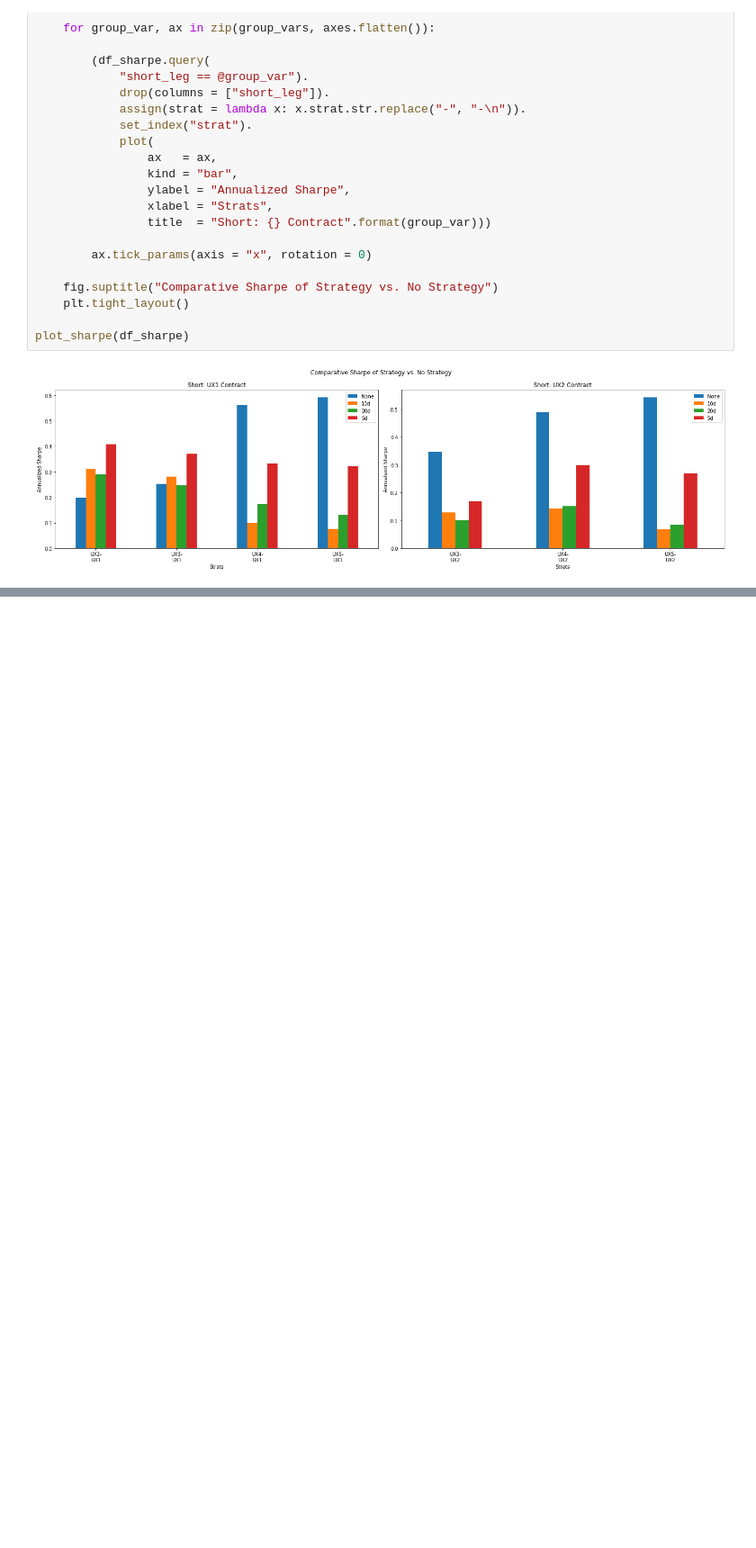
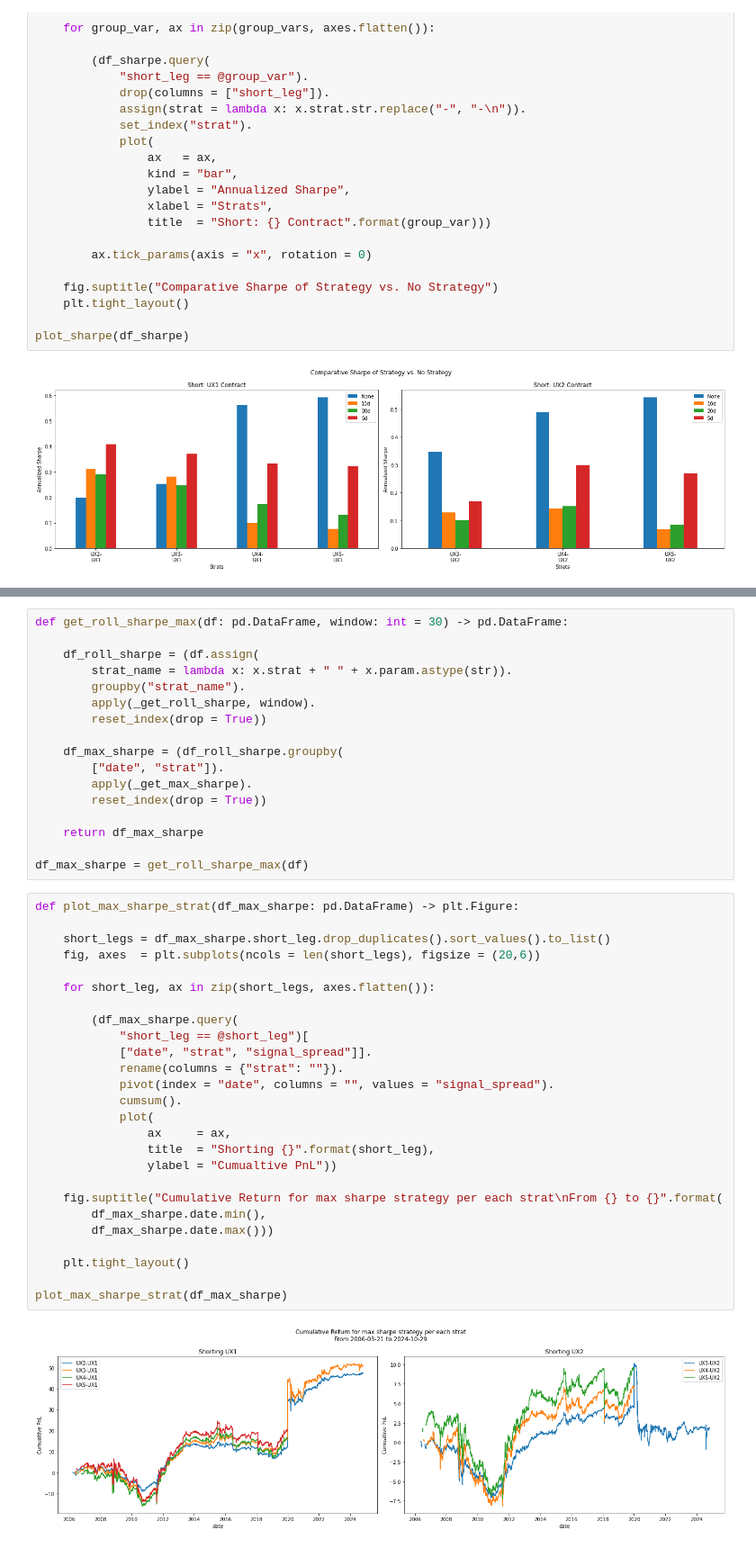
Before and after one commit to diegodalvarez/VIXCurveStrategies, a Jupyter notebook: root/notebook/VVIXZScoreReturns.ipynb, the cells around one changed output, grey strips where cells are left out. Shown at 90% size. Cells and saved outputs as stored; diff of their text form; blank space fills up the shorter version.

```diff
--- a/root/notebook/VVIXZScoreReturns.ipynb
+++ b/root/notebook/VVIXZScoreReturns.ipynb
@@ -84,0 +112,45 @@ plot_sharpe(df_sharpe)
+# %%
+def get_roll_sharpe_max(df: pd.DataFrame, window: int = 30) -> pd.DataFrame:
+
+    df_roll_sharpe = (df.assign(
+        strat_name = lambda x: x.strat + " " + x.param.astype(str)).
+        groupby("strat_name").
+        apply(_get_roll_sharpe, window).
+        reset_index(drop = True))
+
+    df_max_sharpe = (df_roll_sharpe.groupby(
+        ["date", "strat"]).
+        apply(_get_max_sharpe).
+        reset_index(drop = True))
+
+    return df_max_sharpe
+
+df_max_sharpe = get_roll_sharpe_max(df)
+# %%
+def plot_max_sharpe_strat(df_max_sharpe: pd.DataFrame) -> plt.Figure:
+
+    short_legs = df_max_sharpe.short_leg.drop_duplicates().sort_values().to_list()
+    fig, axes  = plt.subplots(ncols = len(short_legs), figsize = (20,6))
+
+    for short_leg, ax in zip(short_legs, axes.flatten()):
+
+        (df_max_sharpe.query(
+            "short_leg == @short_leg")[
+            ["date", "strat", "signal_spread"]].
+            rename(columns = {"strat": ""}).
+            pivot(index = "date", columns = "", values = "signal_spread").
+            cumsum().
+            plot(
+                ax     = ax,
+                title  = "Shorting {}".format(short_leg),
+                ylabel = "Cumualtive PnL"))
+
+    fig.suptitle("Cumulative Return for max sharpe strategy per each strat\nFrom {} to {}".format(
+        df_max_sharpe.date.min(),
+        df_max_sharpe.date.max()))
+
+    plt.tight_layout()
+
+plot_max_sharpe_strat(df_max_sharpe)
+# %% [output]
+[figure, added]
```
Also changed, not shown: parts of 6 cells of this notebook, 1 other file.
